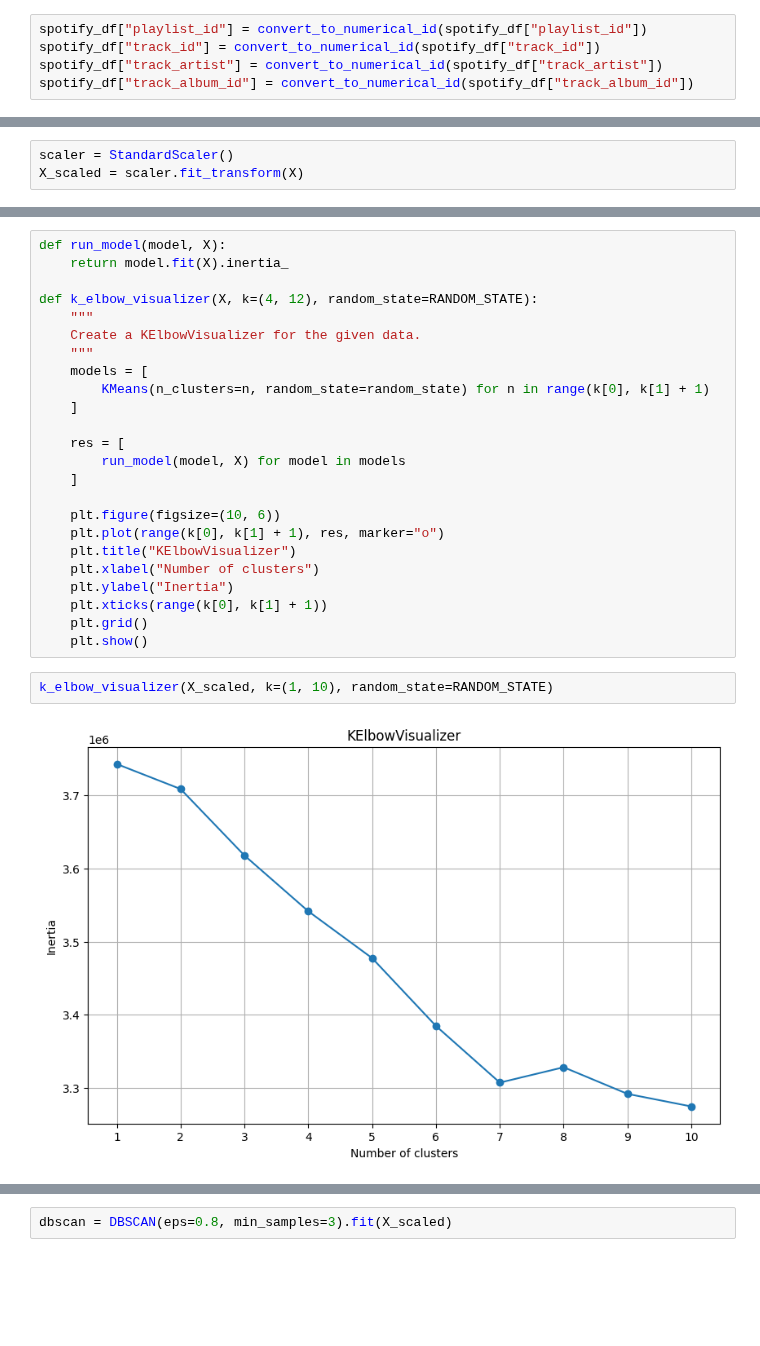
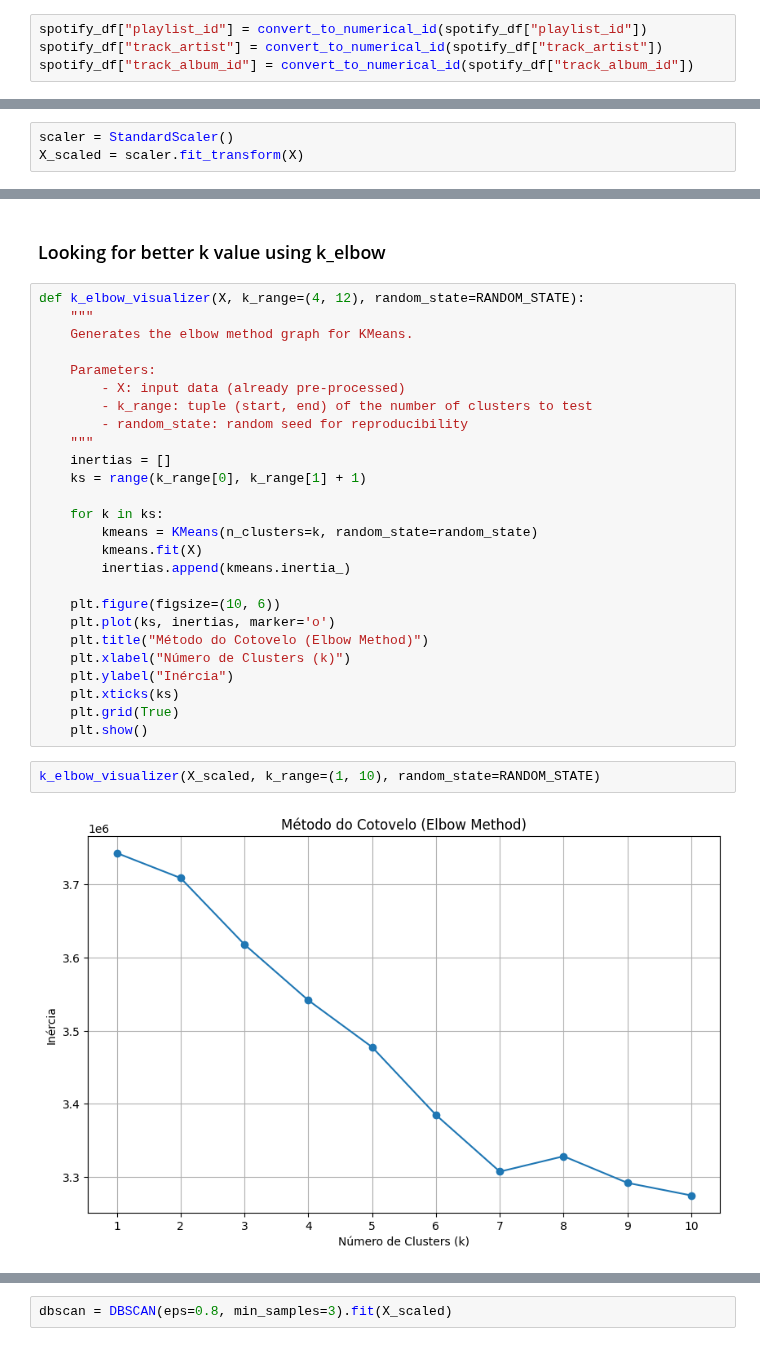
Before and after one commit to JoseEdSouza/machine-learning-works, a Jupyter notebook: spotify/eda.ipynb, the cells around one changed output, grey strips where cells are left out. Saved outputs shown, nothing was run; the diff lists cells and outputs as text; blank space fills up the shorter version.

```diff
--- a/spotify/eda.ipynb
+++ b/spotify/eda.ipynb
@@ -69,7 +51,6 @@ def convert_to_numerical_id(data: pd.Series) -> pd.Series:
     return pd.factorize(data)[0]
 # %%
 spotify_df["playlist_id"] = convert_to_numerical_id(spotify_df["playlist_id"])
-spotify_df["track_id"] = convert_to_numerical_id(spotify_df["track_id"])
 spotify_df["track_artist"] = convert_to_numerical_id(spotify_df["track_artist"])
 spotify_df["track_album_id"] = convert_to_numerical_id(spotify_df["track_album_id"])
 # %%
@@ -134,28 +111,32 @@ X_scaled = scaler.fit_transform(X)
+# %% [markdown]
+### Looking for better k value using k_elbow
 # %%
-def run_model(model, X):
-    return model.fit(X).inertia_
+def k_elbow_visualizer(X, k_range=(4, 12), random_state=RANDOM_STATE):
+    """
+    Generates the elbow method graph for KMeans.
 
-def k_elbow_visualizer(X, k=(4, 12), random_state=RANDOM_STATE):
+    Parameters:
+        - X: input data (already pre-processed)
+        - k_range: tuple (start, end) of the number of clusters to test
+        - random_state: random seed for reproducibility
     """
-    Create a KElbowVisualizer for the given data.
-    """
-    models = [
-        KMeans(n_clusters=n, random_state=random_state) for n in range(k[0], k[1] + 1)
-    ]
+    inertias = []
+    ks = range(k_range[0], k_range[1] + 1)
 
-    res = [
-        run_model(model, X) for model in models
-    ]
+    for k in ks:
+        kmeans = KMeans(n_clusters=k, random_state=random_state)
+        kmeans.fit(X)
+        inertias.append(kmeans.inertia_)
 
     plt.figure(figsize=(10, 6))
-    plt.plot(range(k[0], k[1] + 1), res, marker="o")
-    plt.title("KElbowVisualizer")
-    plt.xlabel("Number of clusters")
-    plt.ylabel("Inertia")
-    plt.xticks(range(k[0], k[1] + 1))
-    plt.grid()
+    plt.plot(ks, inertias, marker='o')
+    plt.title("Método do Cotovelo (Elbow Method)")
+    plt.xlabel("Número de Clusters (k)")
+    plt.ylabel("Inércia")
+    plt.xticks(ks)
+    plt.grid(True)
     plt.show()
 # %%
-k_elbow_visualizer(X_scaled, k=(1, 10), random_state=RANDOM_STATE)
+k_elbow_visualizer(X_scaled, k_range=(1, 10), random_state=RANDOM_STATE)
 # %% [output]
-[figure, old version]
+[figure, new version]
```
Also changed, not shown: parts of 51 cells of this notebook.
